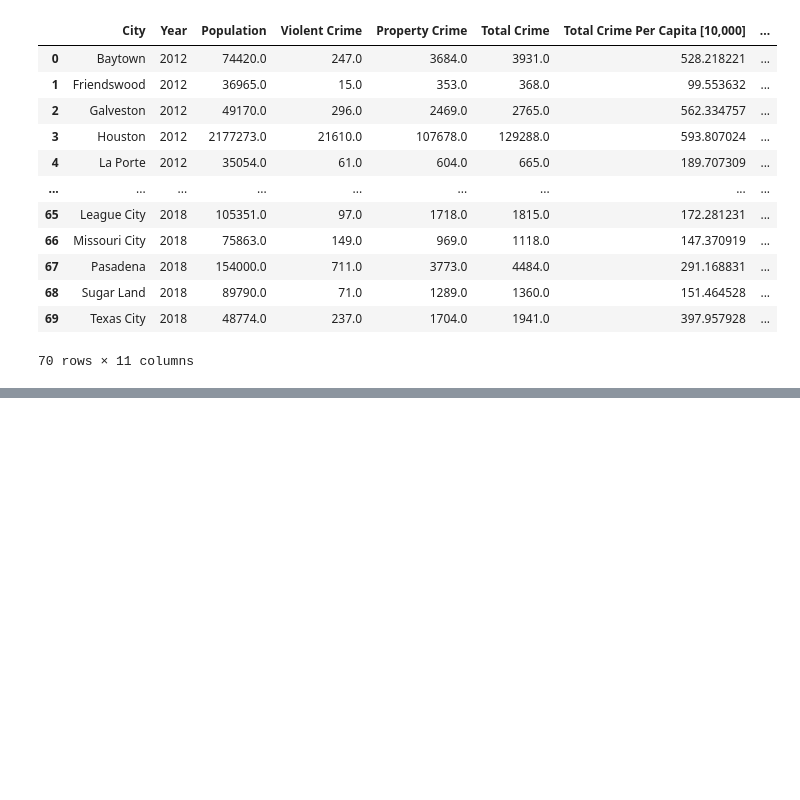
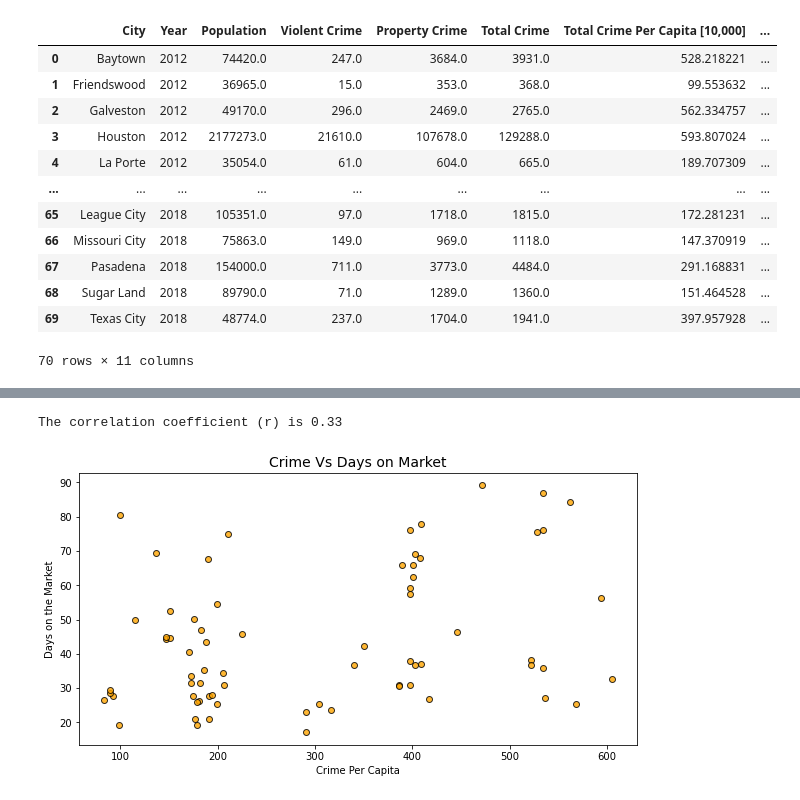
Before and after one commit to andresocorro/project_1, a Jupyter notebook: src_files/CrimeHousingMarketAnalysis.ipynb, the cells around one changed output, grey strips where cells are left out. Saved outputs shown, nothing was run; the diff lists cells and outputs as text; code cells hidden in the pictures; blank space fills up the shorter version.

```diff
--- a/src_files/CrimeHousingMarketAnalysis.ipynb
+++ b/src_files/CrimeHousingMarketAnalysis.ipynb
@@ -99 +123,25 @@ crimeDF
+# %%
+#scatter plot mapping crime with DOM
+
+x_values = crimeDF['Total Crime Per Capita [10,000]']
+y_values = crimeDF['DOM']
+plt.figure(figsize=(10,5))
+plt.scatter(x_values,y_values, alpha=0.8, color ='orange', marker="o", edgecolor="black")
+
+# Add labels
+plt.xlabel('Crime Per Capita')
+plt.ylabel('Days on the Market')
+
+#add title
+plt.title("Crime Vs Days on Market", fontsize=14)
+
+# Save the plotted figures as .pngs
+output_path = os.path.join("..", "Images", "Crime Vs Median Sales Price.png")
+plt.savefig(output_path)
+
+correlation = sts.pearsonr(crimeDF['Total Crime Per Capita [10,000]'], crimeDF['DOM'])
+print(f"The correlation coefficient (r) is {round(correlation[0],2)}")
+# %% [output]
+The correlation coefficient (r) is 0.33
+[figure, added]
 # %%
```
Also changed, not shown: parts of 7 cells of this notebook, 12 other files.
